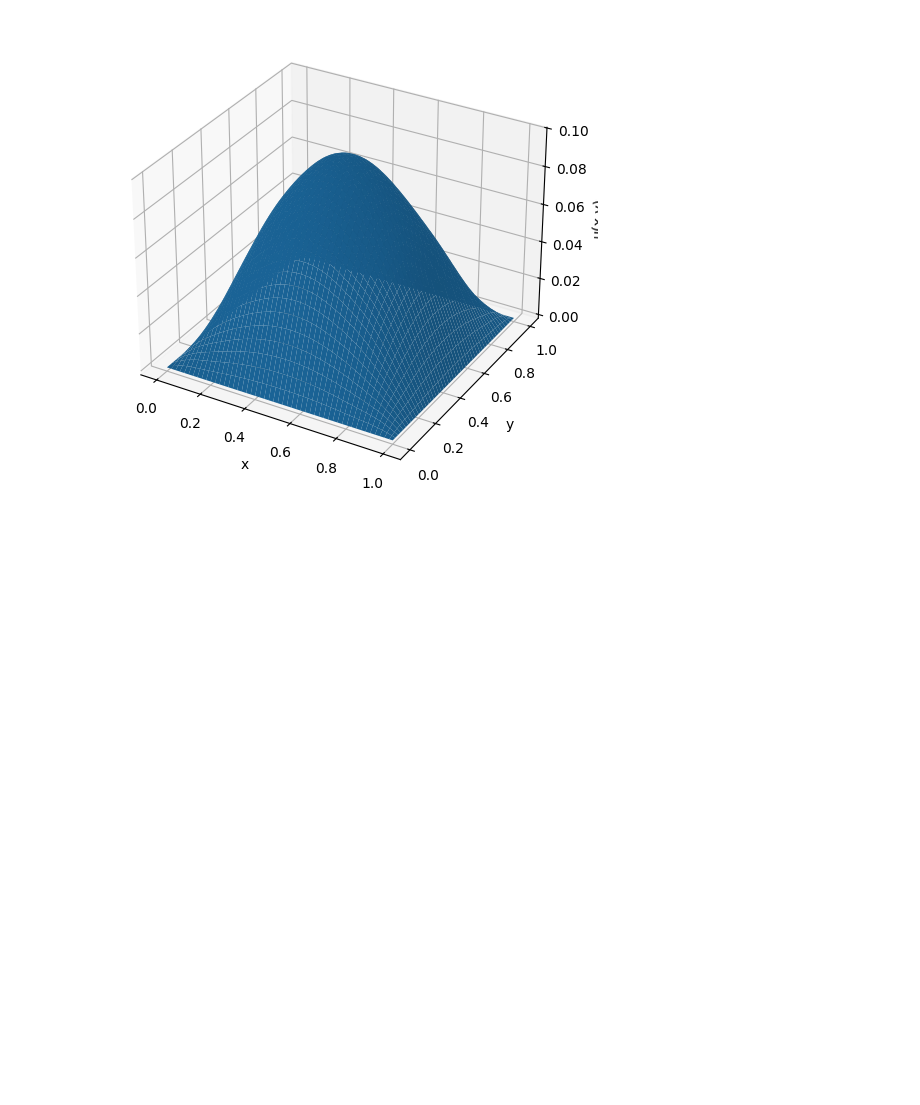
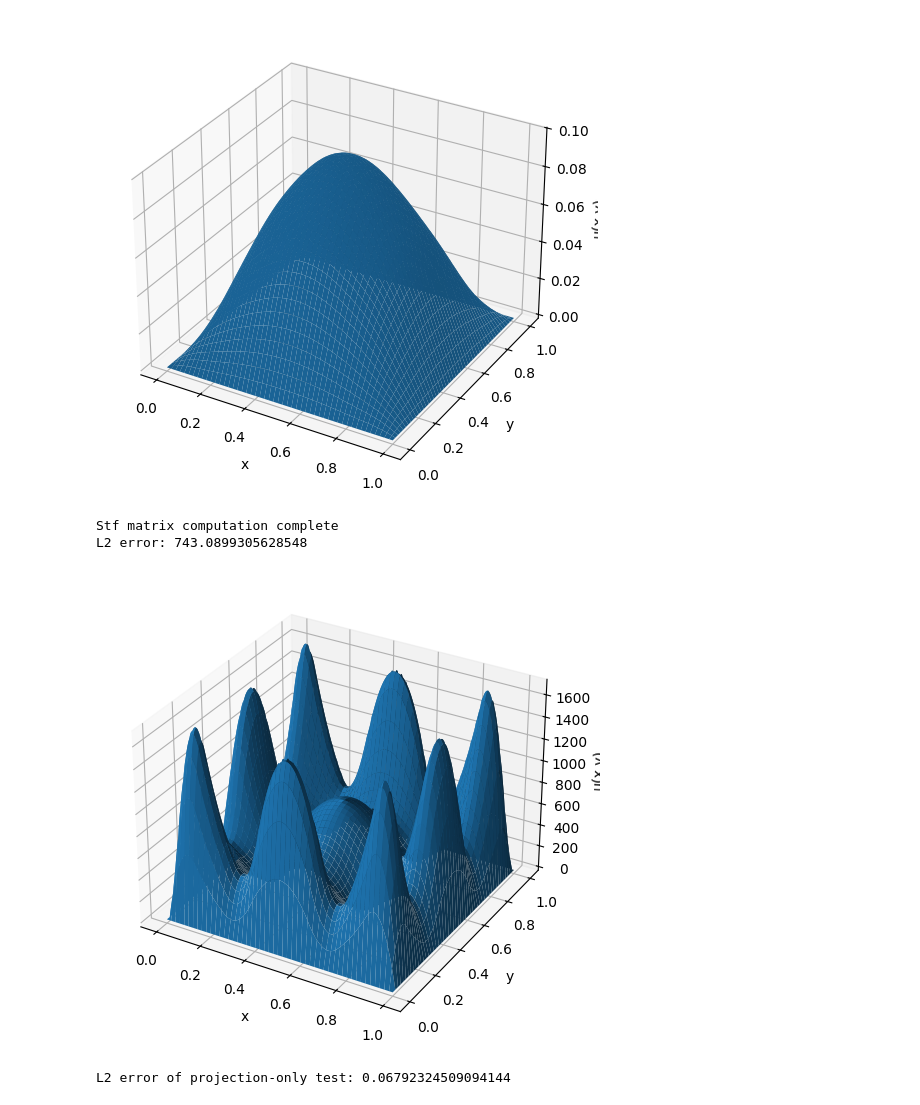
Before and after one commit to Rados420/Galerkin_solver3, a Jupyter notebook: src/stiffness_nonlocal_reference.ipynb, the cells around one changed output. Cells and saved outputs as stored; diff of their text form; code cells hidden in the pictures; blank space fills up the shorter version.

```diff
--- a/src/stiffness_nonlocal_reference.ipynb
+++ b/src/stiffness_nonlocal_reference.ipynb
@@ -372,3 +435,74 @@ plt.show()
 # %% [output]
 L2 error: 0.449282780340572
 [figure]
+# %%
+####Test run
+elems=list(bh.basis[0].values())
+s=0.8
+
+#Computing stiffnes
+def B_functional(elem_i,elem_j,s=s):
+    return fractional_stiffness_entry(elem_i,elem_j,s)
+
+S=big_chungus_I(elems,B_functional)
+print("Stf matrix computation complete")
+
+#Setting up test pair
+def u_exact_ext(x, y):
+    inside = (0.0 <= x) & (x <= 1.0) & (0.0 <= y) & (y <= 1.0)
+    val = np.sin(np.pi * x) * np.sin(np.pi * y)
+    return np.where(inside, val, 0.0)
+
+xs, ys, F = build_f_grid(s=s, q=32, Nx=80, Ny=80)
+b = project_grid_onto_basis(xs, ys, F, elems)
+# f_rhs = make_f_rhs(u_exact_ext, s, q=40)
+# print("Rhs created")
+
+
+# #Project soultion and solve preconditioned system.
+# b=bh.project_f_2d(f_rhs,level=0)
+# print("Rhs projected")
+
+
+x=solve_precond(S,b)
+u_num=reconstruct_solution(x,elems)
+
+
+l2err=l2_error(u_num, u_exact)
+print(f"L2 error: {l2err}")
+
+#Plot the result
+n=200
+x = np.linspace(0, 1, n)
+y = np.linspace(0, 1, n)
+X, Y = np.meshgrid(x, y)
+Z = u_num(X, Y)
+
+fig = plt.figure(figsize=(8, 6))
+ax = fig.add_subplot(111, projection="3d")
+ax.plot_surface(X, Y, Z)
+
+ax.set_xlabel("x")
+ax.set_ylabel("y")
+ax.set_zlabel("u(x,y)")
+
+plt.show()
+# %% [output]
+Stf matrix computation complete
+L2 error: 743.0899305628548
+[figure, added]
+# %%
+#Debug
+Nx, Ny = 200, 200
+xs = np.linspace(0, 1, Nx)
+ys = np.linspace(0, 1, Ny)
+X, Y = np.meshgrid(xs, ys, indexing="ij")
+U = np.sin(np.pi*X) * np.sin(np.pi*Y)
+
+b_u = project_grid_onto_basis(xs, ys, U, elems)
+u_proj = reconstruct_solution(b_u, elems)
+
+err_proj = l2_error(u_proj, lambda x,y: np.sin(np.pi*x) * np.sin(np.pi*y))
+print("L2 error of projection-only test:", err_proj)
+# %% [output]
+L2 error of projection-only test: 0.06792324509094144
```
Also changed, not shown: parts of 6 cells of this notebook, 3 other files.
